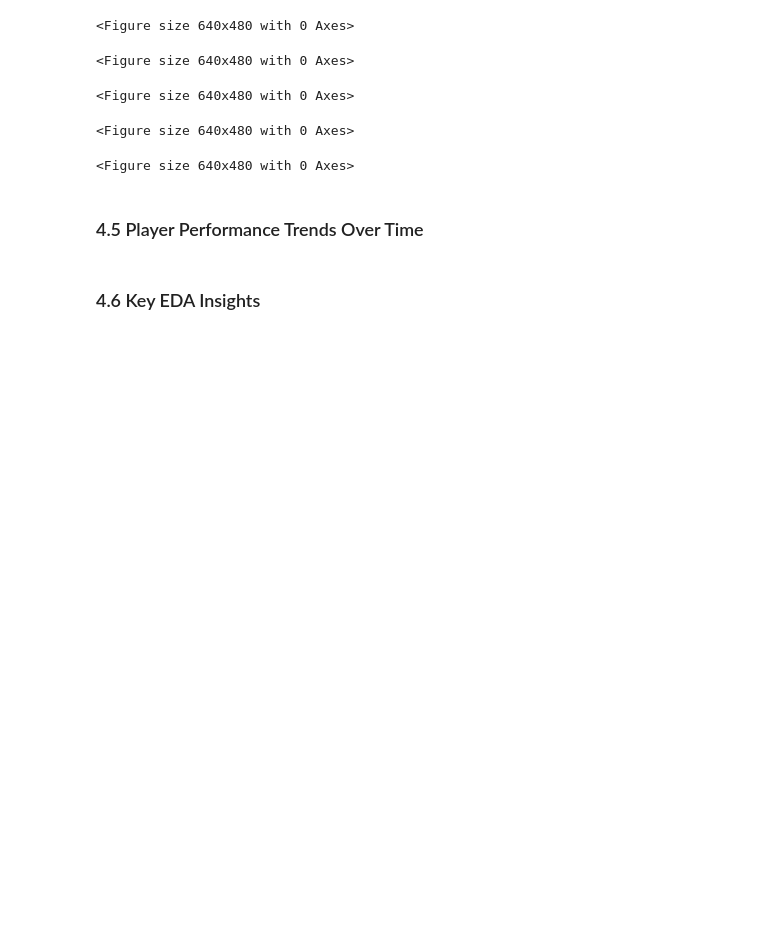
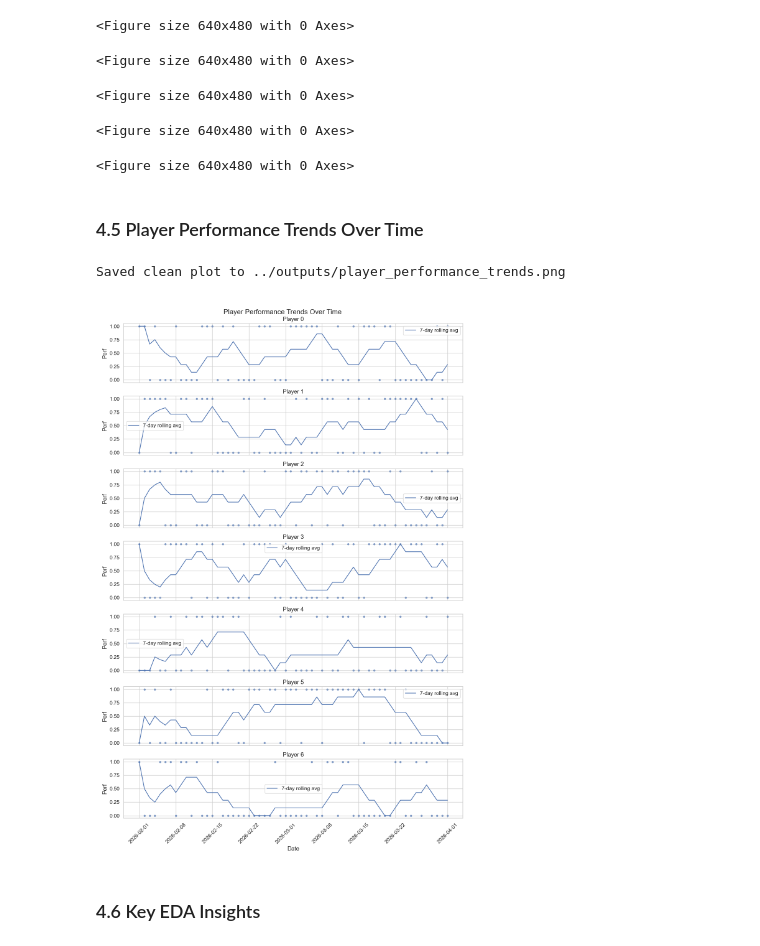
Before and after one commit to ritamrabha/Football-Performance-Prediction, a Jupyter notebook: notebooks/Football_Performance_Prediction.ipynb, the cells around one changed output. Drawn from its saved outputs; the diff is of its cells as text; code cells hidden in the pictures; blank space fills up the shorter version.

```diff
--- a/notebooks/Football_Performance_Prediction.ipynb
+++ b/notebooks/Football_Performance_Prediction.ipynb
@@ -273,7 +273,51 @@ Saved boxplots
 # %% [markdown]
 ### 4.5 Player Performance Trends Over Time
 # %%
-from src.eda import plot_player_performance_trends_ = plot_player_performance_trends(df, '../outputs')Image('../outputs/player_performance_trends.png')
+
+df['date'] = pd.to_datetime(df['date'])
+
+# Sort data
+df = df.sort_values(['player_id', 'date'])
+
+players = sorted(df['player_id'].unique())
+
+# Create subplots (one per player)
+fig, axes = plt.subplots(len(players), 1, figsize=(12, 18), sharex=True)
+
+for i, player in enumerate(players):
+    player_df = df[df['player_id'] == player]
+
+    # Rolling average (7-day)
+    rolling = player_df['performance_today'].rolling(window=7, min_periods=1).mean()
+
+    # Plot rolling line
+    axes[i].plot(player_df['date'], rolling, label='7-day rolling avg')
+
+    # Plot actual points (scatter)
+    axes[i].scatter(player_df['date'], player_df['performance_today'], alpha=0.6, s=15)
+
+    axes[i].set_title(f"Player {player}")
+    axes[i].set_ylabel("Perf")
+    axes[i].legend()
+
+# Common X label
+plt.xlabel("Date")
+plt.xticks(rotation=45)
+
+plt.suptitle("Player Performance Trends Over Time", fontsize=16)
+
+plt.tight_layout()
+
+# Save
+plt.savefig('../outputs/player_performance_trends.png')
+plt.close()
+
+print("Saved clean plot to ../outputs/player_performance_trends.png")
+
+display(Image('../outputs/player_performance_trends.png'))
+# %% [output]
+Saved clean plot to ../outputs/player_performance_trends.png
+[figure, added]
 # %% [markdown]
 ### 4.6 Key EDA Insights
 # %%
```
Also changed, not shown: parts of 17 cells of this notebook, 11 other files.
